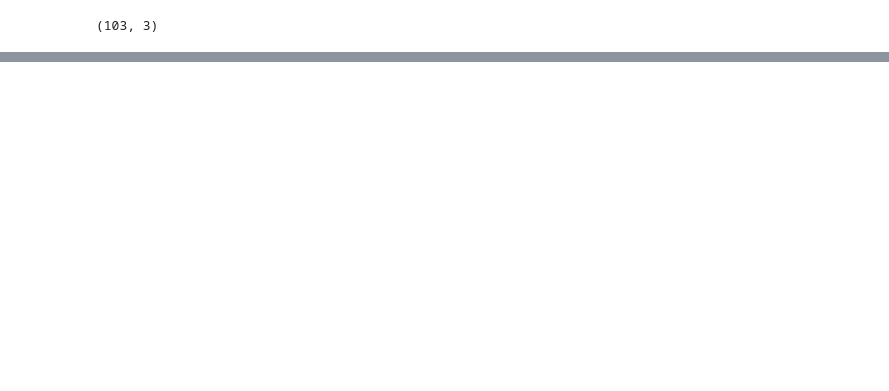
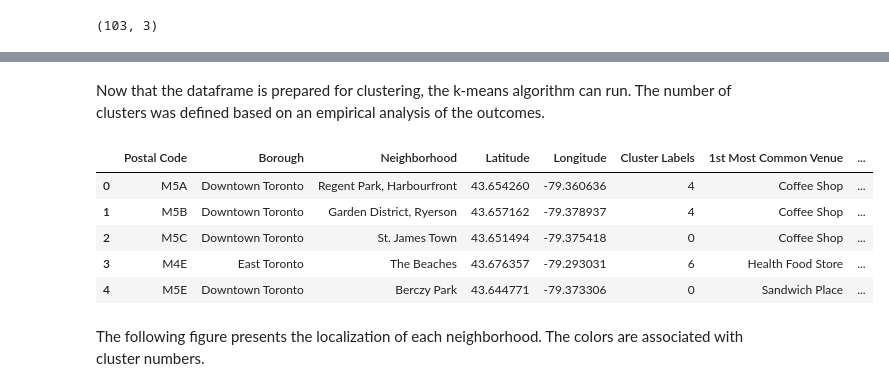
Before and after one commit to mbd291/Foursquare_finding_home, a Jupyter notebook: Toronto_data_analysis.ipynb, the cells around one changed output, grey strips where cells are left out. Cells and saved outputs as stored; diff of their text form; code cells hidden in the pictures; blank space fills up the shorter version.

```diff
--- a/Toronto_data_analysis.ipynb
+++ b/Toronto_data_analysis.ipynb
@@ -62,0 +262,25 @@ df_toronto.shape
+# %%
+def return_most_common_venues(row, num_top_venues):
+    row_categories = row.iloc[1:]
+    row_categories_sorted = row_categories.sort_values(ascending=False)
+
+    return row_categories_sorted.index.values[0:num_top_venues]
+# %%
+num_top_venues = 10
+
+indicators = ['st', 'nd', 'rd']
+
+columns = ['Neighborhood']
+for ind in np.arange(num_top_venues):
+    try:
+        columns.append('{}{} Most Common Venue'.format(ind+1, indicators[ind]))
+    except:
+        columns.append('{}th Most Common Venue'.format(ind+1))
+
+neighborhoods_venues_sorted = pd.DataFrame(columns=columns)
+neighborhoods_venues_sorted['Neighborhood'] = toronto_grouped['Neighborhood Name']
+
+for ind in np.arange(toronto_grouped.shape[0]):
+    neighborhoods_venues_sorted.iloc[ind, 1:] = return_most_common_venues(toronto_grouped.iloc[ind, :], num_top_venues)
+
+neighborhoods_venues_sorted.head()
@@ -62,0 +294,22 @@ df_toronto.shape
+# %% [markdown]
+Now that the dataframe is prepared for clustering, the k-means algorithm can run.
+The number of clusters was defined based on an empirical analysis of the outcomes.
+# %%
+kclusters = 8
+toronto_grouped_clustering = toronto_grouped.drop('Neighborhood Name', 1)
+kmeans = KMeans(n_clusters=kclusters, random_state=0).fit(toronto_grouped_clustering)
+# %%
+neighborhoods_venues_sorted.insert(0, 'Cluster Labels', kmeans.labels_)
+# %%
+toronto_merged = toronto
+toronto_merged = toronto_merged.join(neighborhoods_venues_sorted.set_index('Neighborhood'), on='Neighborhood')
+toronto_merged.head()
+# %% [output]
+|  | Postal Code | Borough | Neighborhood | Latitude | Longitude | Cluster Labels | 1st Most Common Venue | ... |
+| 0 | M5A | Downtown Toronto | Regent Park, Harbourfront | 43.654260 | -79.360636 | 4 | Coffee Shop | ... |
+| 1 | M5B | Downtown Toronto | Garden District, Ryerson | 43.657162 | -79.378937 | 4 | Coffee Shop | ... |
+| 2 | M5C | Downtown Toronto | St. James Town | 43.651494 | -79.375418 | 0 | Coffee Shop | ... |
+| 3 | M4E | East Toronto | The Beaches | 43.676357 | -79.293031 | 6 | Health Food Store | ... |
+| 4 | M5E | Downtown Toronto | Berczy Park | 43.644771 | -79.373306 | 0 | Sandwich Place | ... |
+# %% [markdown]
+The following figure presents the localization of each neighborhood. The colors are associated with cluster numbers.
```
Also changed, not shown: parts of 49 cells of this notebook.
